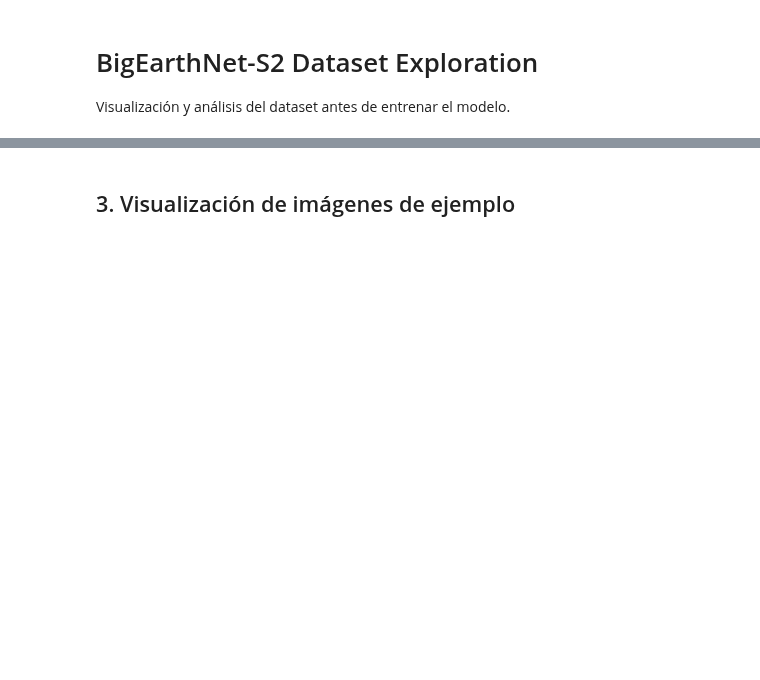
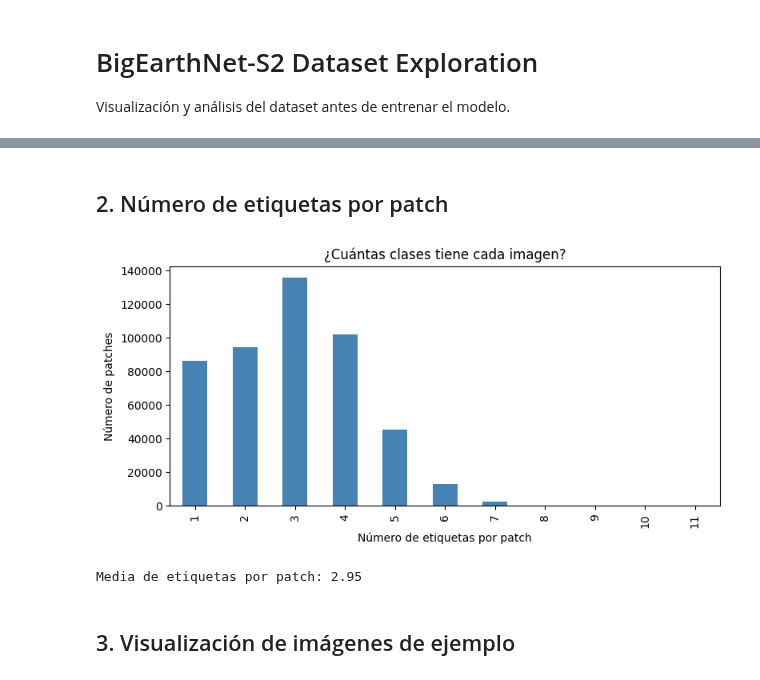
Before and after one commit to alerguezrojas/tfg-distributed-transformers, a Jupyter notebook: notebooks/01_explore_dataset.ipynb, the cells around one changed output, grey strips where cells are left out. Saved outputs shown, nothing was run; the diff lists cells and outputs as text; code cells hidden in the pictures; blank space fills up the shorter version.

```diff
--- a/notebooks/01_explore_dataset.ipynb
+++ b/notebooks/01_explore_dataset.ipynb
@@ -49,3 +53,20 @@ plt.show()
+# %% [markdown]
+## 2. Número de etiquetas por patch
+# %%
+df['num_labels'] = df['labels'].apply(len)
+
+fig, ax = plt.subplots(figsize=(8, 4))
+df['num_labels'].value_counts().sort_index().plot(kind='bar', ax=ax, color='steelblue')
+ax.set_xlabel('Número de etiquetas por patch')
+ax.set_ylabel('Número de patches')
+ax.set_title('¿Cuántas clases tiene cada imagen?')
+plt.tight_layout()
+plt.show()
+
+print(f"Media de etiquetas por patch: {df['num_labels'].mean():.2f}")
+# %% [output]
+[figure, added]
+Media de etiquetas por patch: 2.95
 # %% [markdown]
 ## 3. Visualización de imágenes de ejemplo
 # %%
```
Also changed, not shown: parts of 8 cells of this notebook.
